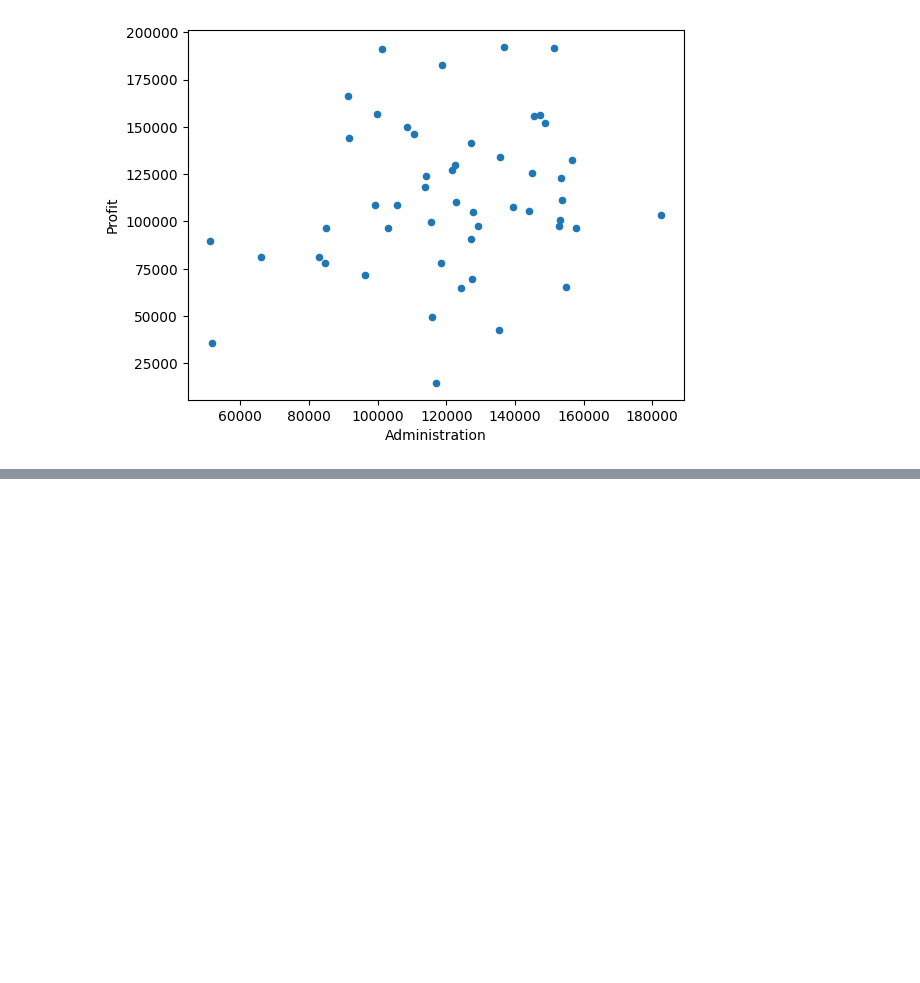
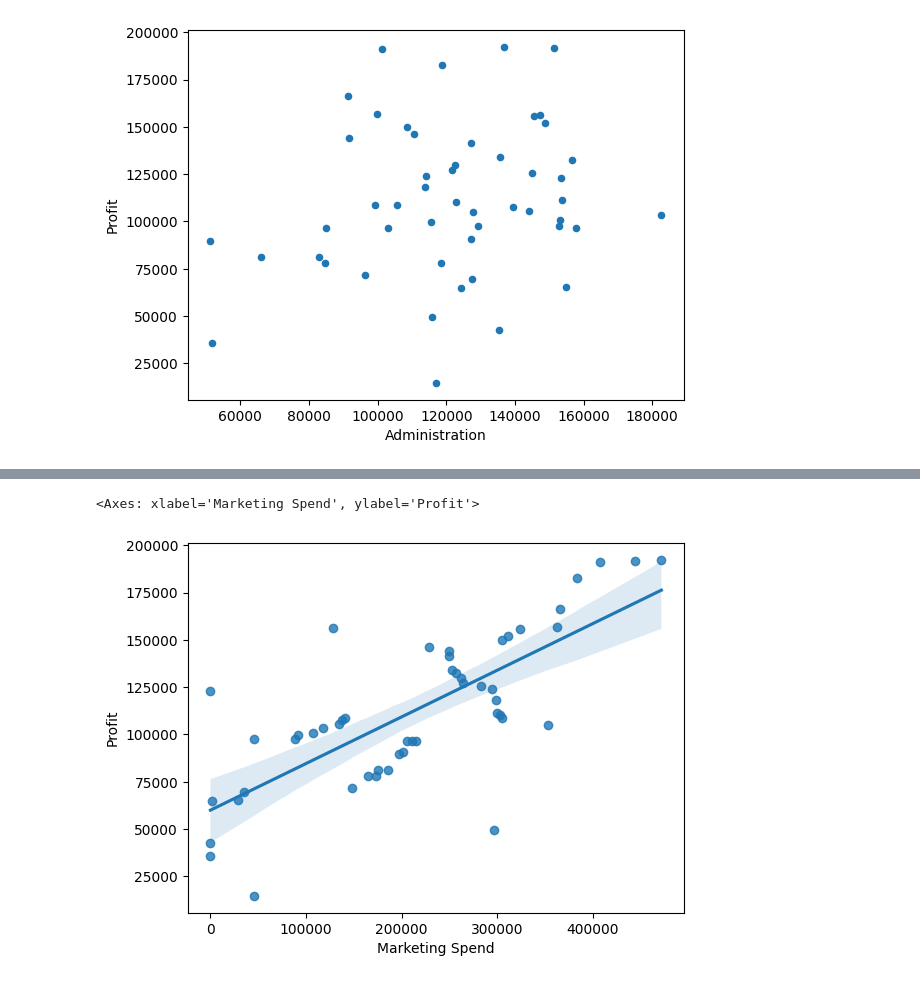
Before and after one commit to GrandicelliFede/FISTIC2024, a Jupyter notebook: FileMiei/Es2/Codice.ipynb, the cells around one changed output, grey strips where cells are left out. Cells and saved outputs as stored; diff of their text form; code cells hidden in the pictures; blank space fills up the shorter version.

```diff
--- a/FileMiei/Es2/Codice.ipynb
+++ b/FileMiei/Es2/Codice.ipynb
@@ -57,0 +58,5 @@ array([-0.01228144,  0.74488553,  0.04142062])
+# %%
+sns.regplot(x="Marketing Spend", y="Profit", data=dfStartap)
+# %% [output]
+<Axes: xlabel='Marketing Spend', ylabel='Profit'>
+[figure, added]
```
Also changed, not shown: parts of 3 cells of this notebook, 1 other file.
